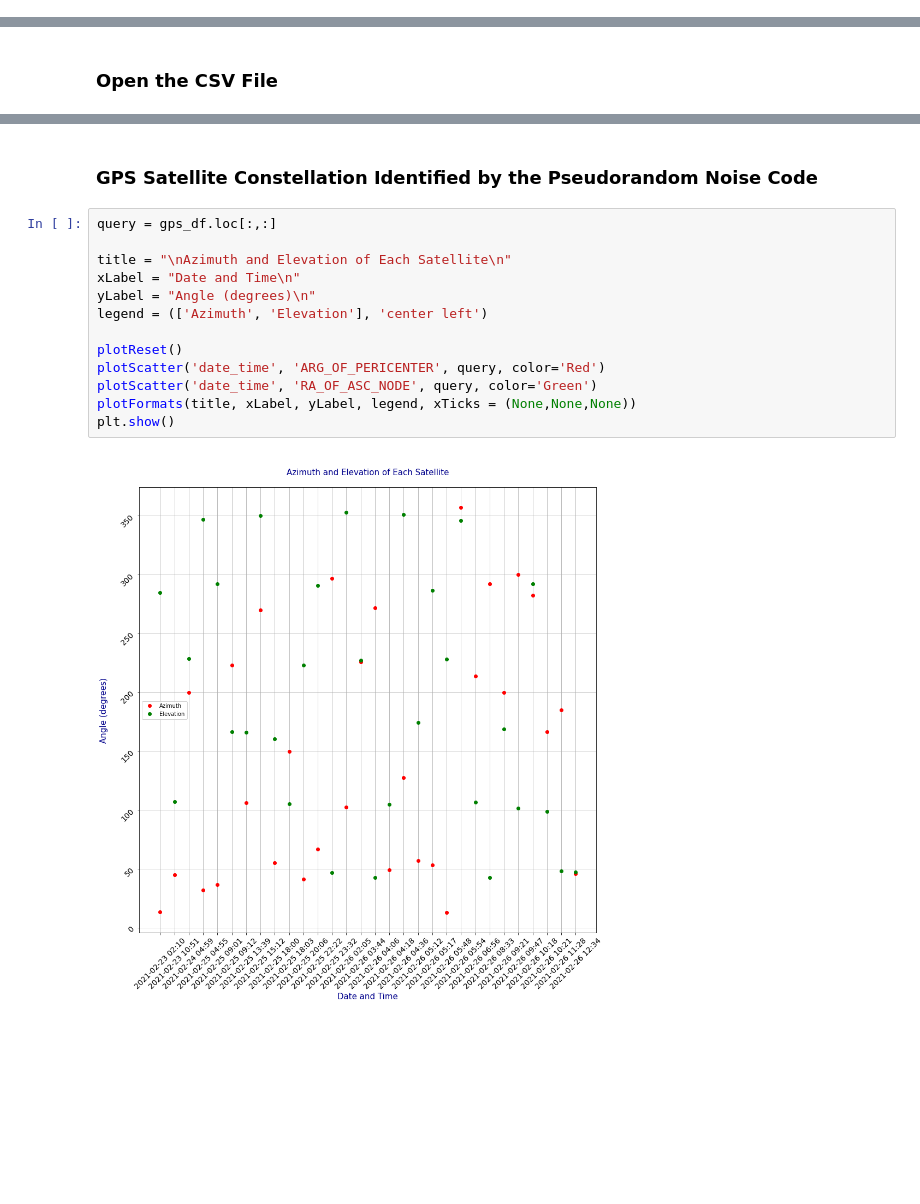
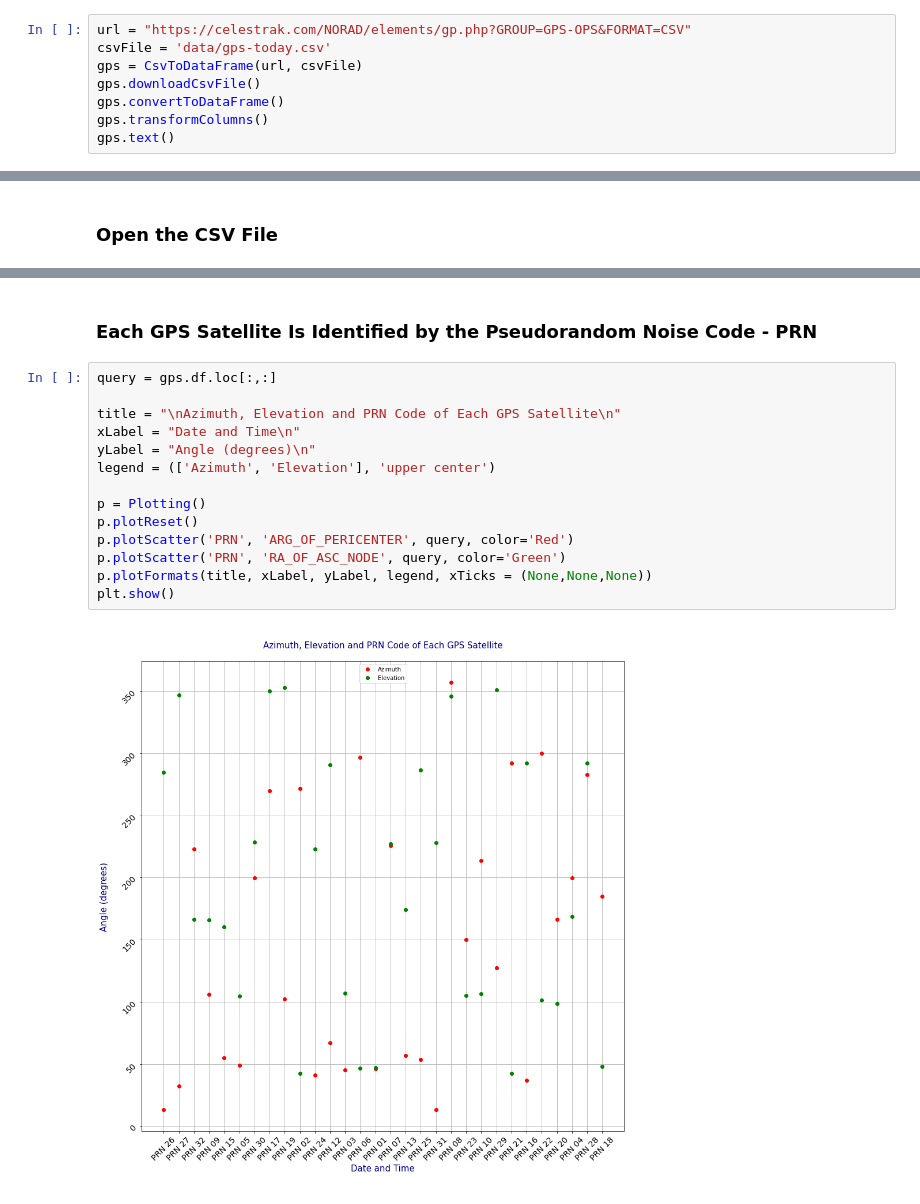
Before and after one commit to kwegner7/proj, a Jupyter notebook: jupyter/satellites.ipynb, the cells around one changed output, grey strips where cells are left out. Cells and saved outputs as stored; diff of their text form; blank space fills up the shorter version.

```diff
--- a/jupyter/satellites.ipynb
+++ b/jupyter/satellites.ipynb
@@ -104,0 +218,8 @@ This shows that satellite positions are publically available and can be received
+# %%
+url = "https://celestrak.com/NORAD/elements/gp.php?GROUP=GPS-OPS&FORMAT=CSV"
+csvFile = 'data/gps-today.csv'
+gps = CsvToDataFrame(url, csvFile)
+gps.downloadCsvFile()
+gps.convertToDataFrame()
+gps.transformColumns()
+gps.text()
@@ -273,17 +369,18 @@ gps_df.describe()
 # %% [markdown]
-### GPS Satellite Constellation Identified by the Pseudorandom Noise Code
+### Each GPS Satellite Is Identified by the Pseudorandom Noise Code - PRN
 # %%
-query = gps_df.loc[:,:]
+query = gps.df.loc[:,:]
 
-title = "\nAzimuth and Elevation of Each Satellite\n"
+title = "\nAzimuth, Elevation and PRN Code of Each GPS Satellite\n"
 xLabel = "Date and Time\n"
 yLabel = "Angle (degrees)\n"
-legend = (['Azimuth', 'Elevation'], 'center left')
+legend = (['Azimuth', 'Elevation'], 'upper center')
 
-plotReset()
-plotScatter('date_time', 'ARG_OF_PERICENTER', query, color='Red')
-plotScatter('date_time', 'RA_OF_ASC_NODE', query, color='Green')
-plotFormats(title, xLabel, yLabel, legend, xTicks = (None,None,None))
+p = Plotting()
+p.plotReset()
+p.plotScatter('PRN', 'ARG_OF_PERICENTER', query, color='Red')
+p.plotScatter('PRN', 'RA_OF_ASC_NODE', query, color='Green')
+p.plotFormats(title, xLabel, yLabel, legend, xTicks = (None,None,None))
 plt.show()
 # %% [output]
-[figure, old version]
+[figure, new version]
```
Also changed, not shown: parts of 49 cells of this notebook, 4 other files.
